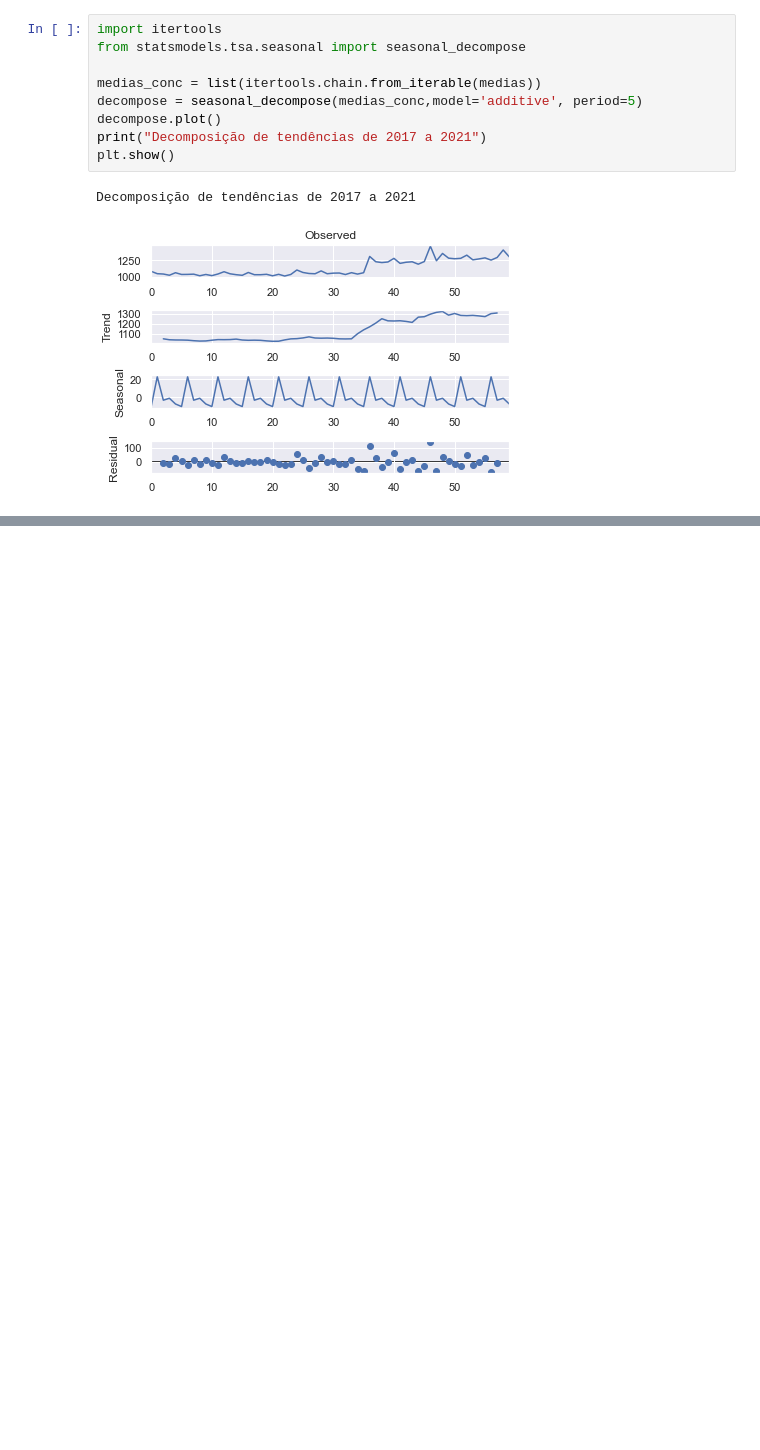
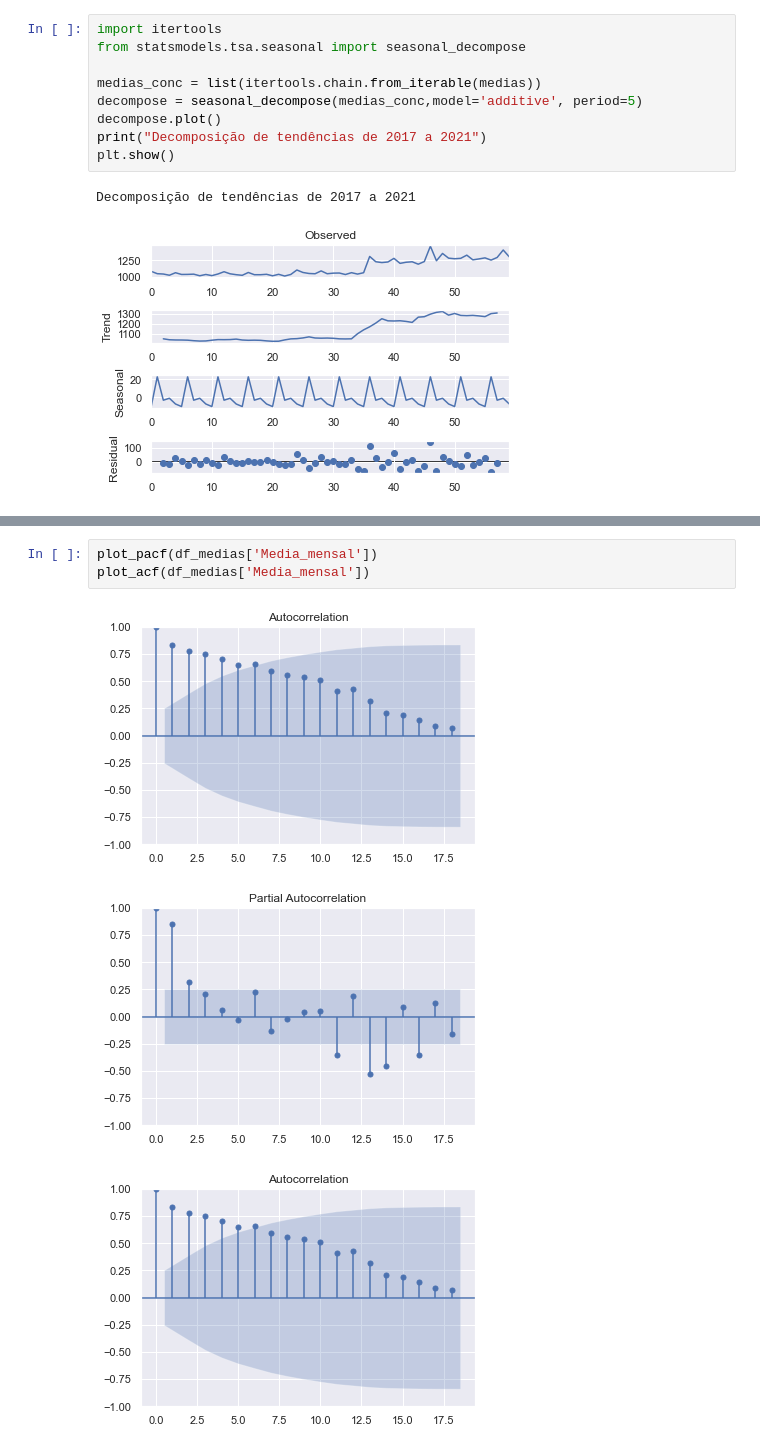
Before and after one commit to ghastcmd/data-science-project, a Jupyter notebook: Projeto.ipynb, the cells around one changed output, grey strips where cells are left out. Cells and saved outputs as stored; diff of their text form; blank space fills up the shorter version.

```diff
--- a/Projeto.ipynb
+++ b/Projeto.ipynb
@@ -366,0 +339,7 @@ RMSE:  42.65092687869008
+# %%
+plot_pacf(df_medias['Media_mensal'])
+plot_acf(df_medias['Media_mensal'])
+# %% [output]
+[figure, added]
+[figure, added]
+[figure, added]
```
Also changed, not shown: parts of 17 cells of this notebook.
